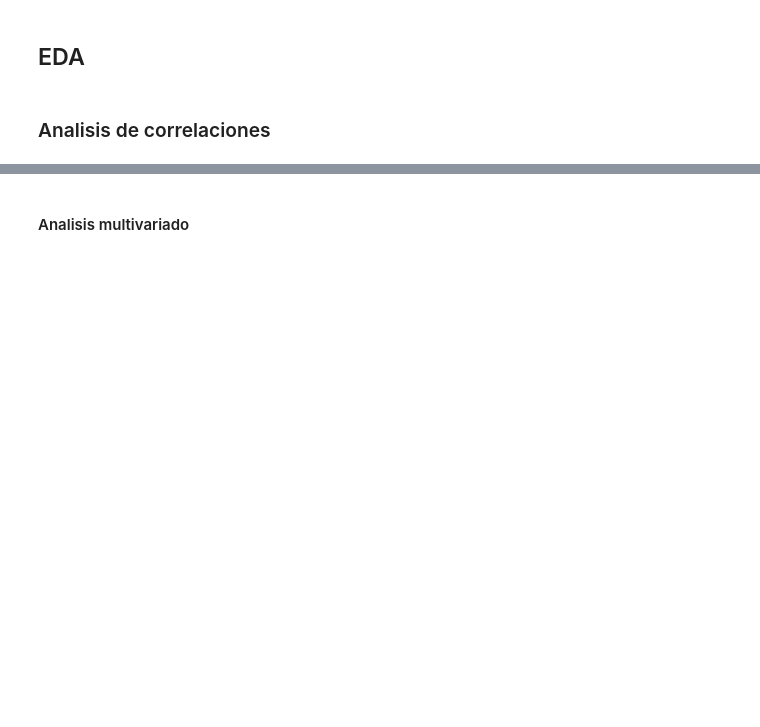
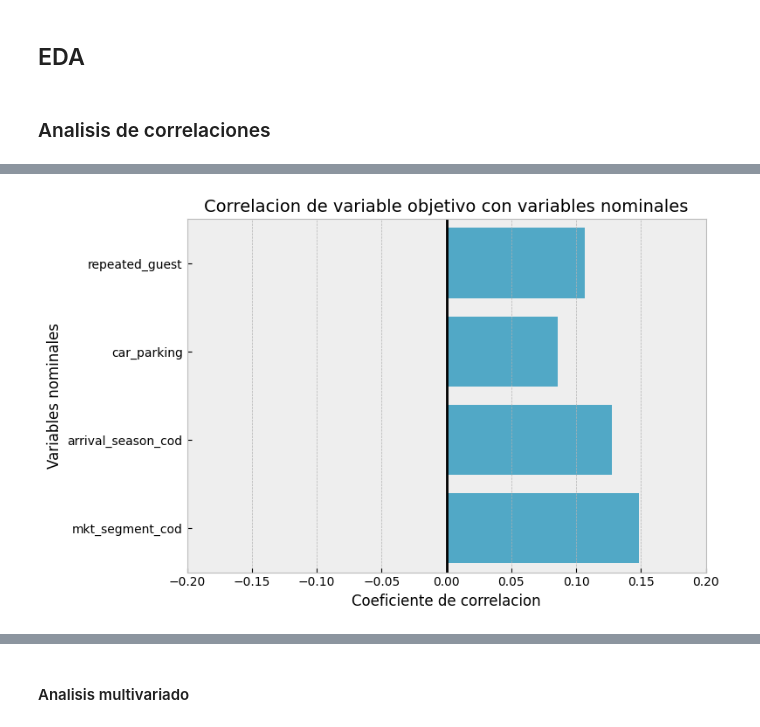
Before and after one commit to arielRas/CoderHouseDataScience-ProyectoFinal, a Jupyter notebook: CoderHouseDataScience-ProyectoFinal.ipynb, the cells around one changed output, grey strips where cells are left out. Cells and saved outputs as stored; diff of their text form; code cells hidden in the pictures; blank space fills up the shorter version.

```diff
--- a/CoderHouseDataScience-ProyectoFinal.ipynb
+++ b/CoderHouseDataScience-ProyectoFinal.ipynb
@@ -741,0 +678,8 @@ plt.show()
+# %%
+numeric_var = ['num_adults', 'num_children', 'weekend_nights','week_nights',
+                'total_nights', 'lead_time','num_prev_cancellations',
+                'num_prev_not_canceled', 'avg_price_room', 'num_sp_requests']
+
+nominal_var = ['repeated_guest', 'car_parking', 'arrival_season_cod', 'mkt_segment_cod']
+
+ordinal_var = ['meal_plan_cod','room_type_cod']
@@ -741,0 +715,4 @@ plt.show()
+# %%
+PlotCorrelation(df, 'booking_status_cod', nominal_var, 'nominales').plot_coef_contingency()
+# %% [output]
+[figure, added]
```
Also changed, not shown: parts of 115 cells of this notebook.
